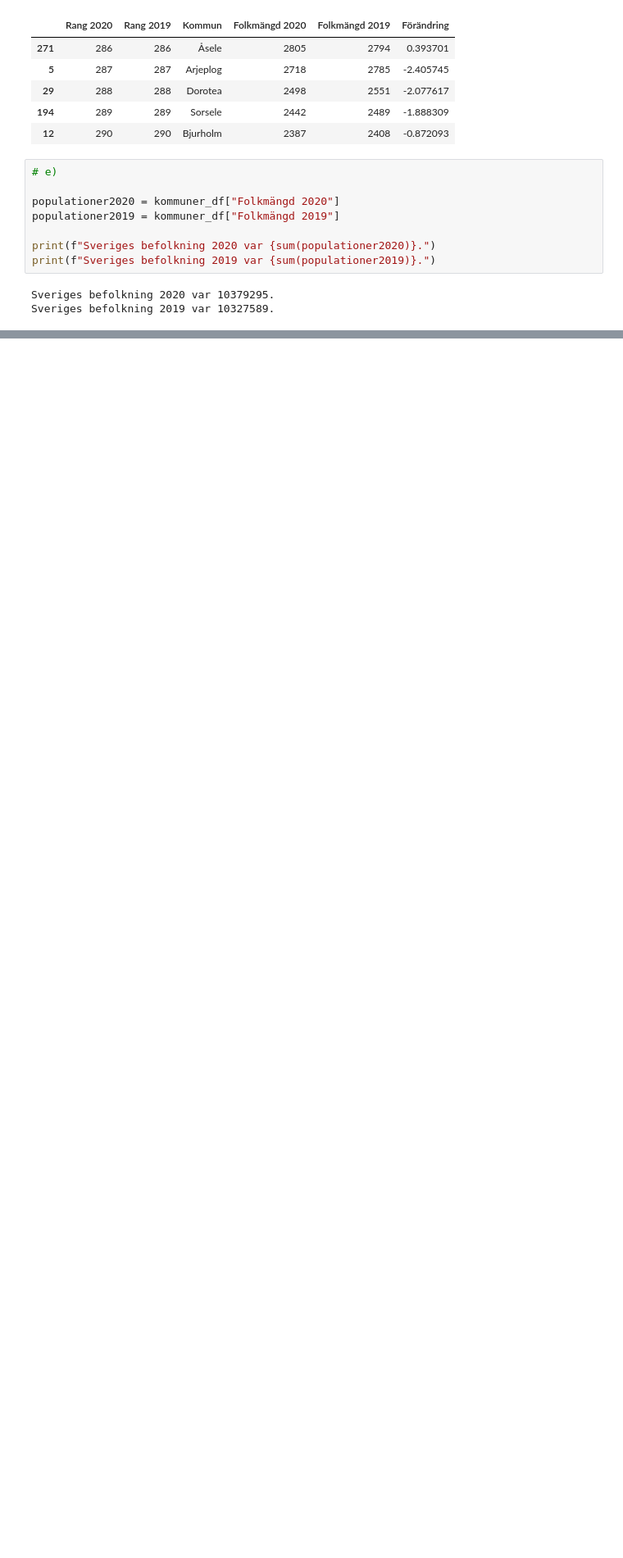
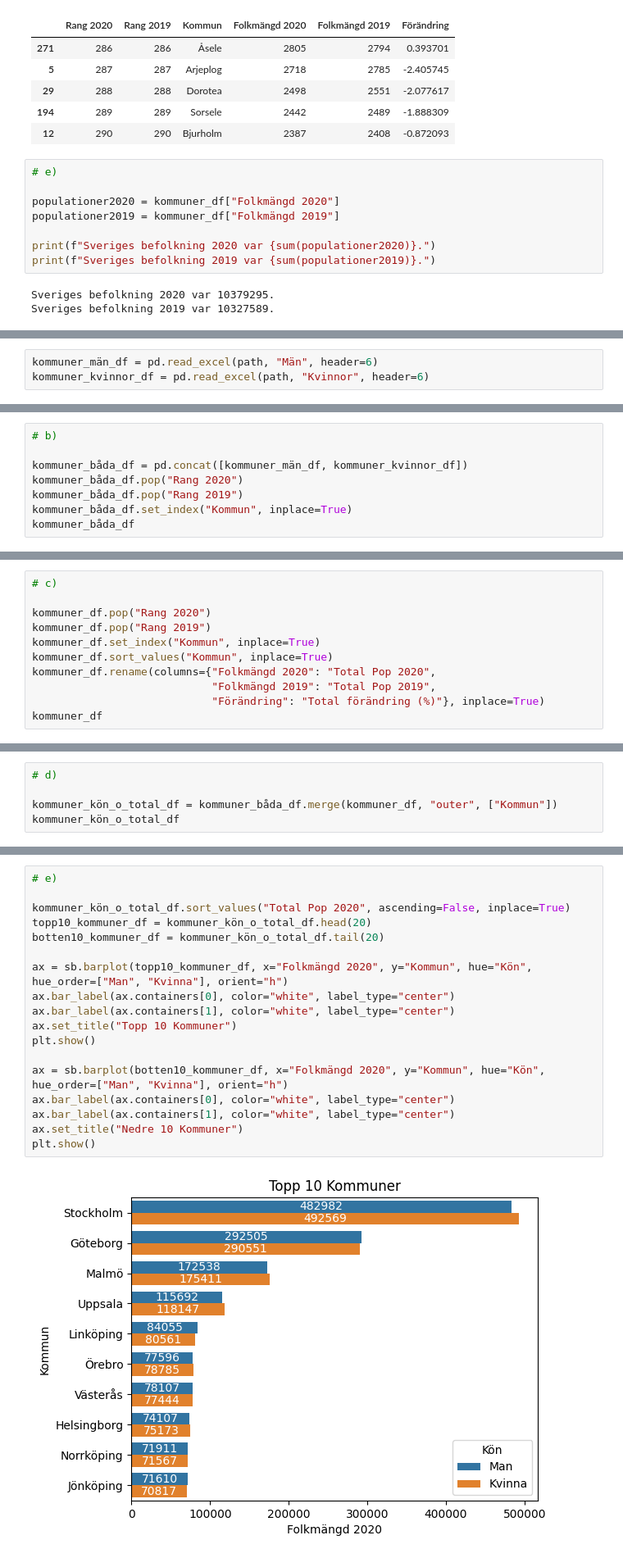
Before and after one commit to SVMino53/aiM24_Databehandling, a Jupyter notebook: Vecka 1/E1_pandas_basic_syntax.ipynb, the cells around one changed output, grey strips where cells are left out. Shown at 82% size. Saved outputs shown, nothing was run; the diff lists cells and outputs as text; blank space fills up the shorter version.

```diff
--- a/Vecka 1/E1_pandas_basic_syntax.ipynb
+++ b/Vecka 1/E1_pandas_basic_syntax.ipynb
@@ -472,0 +511,3 @@ h)
+# %%
+kommuner_män_df = pd.read_excel(path, "Män", header=6)
+kommuner_kvinnor_df = pd.read_excel(path, "Kvinnor", header=6)
@@ -472,0 +539,8 @@ h)
+# %%
+# b)
+
+kommuner_båda_df = pd.concat([kommuner_män_df, kommuner_kvinnor_df])
+kommuner_båda_df.pop("Rang 2020")
+kommuner_båda_df.pop("Rang 2019")
+kommuner_båda_df.set_index("Kommun", inplace=True)
+kommuner_båda_df
@@ -472,0 +562,11 @@ h)
+# %%
+# c)
+
+kommuner_df.pop("Rang 2020")
+kommuner_df.pop("Rang 2019")
+kommuner_df.set_index("Kommun", inplace=True)
+kommuner_df.sort_values("Kommun", inplace=True)
+kommuner_df.rename(columns={"Folkmängd 2020": "Total Pop 2020",
+                            "Folkmängd 2019": "Total Pop 2019",
+                            "Förändring": "Total förändring (%)"}, inplace=True)
+kommuner_df
@@ -472,0 +588,5 @@ h)
+# %%
+# d)
+
+kommuner_kön_o_total_df = kommuner_båda_df.merge(kommuner_df, "outer", ["Kommun"])
+kommuner_kön_o_total_df
@@ -472,0 +608,20 @@ h)
+# %%
+# e)
+
+kommuner_kön_o_total_df.sort_values("Total Pop 2020", ascending=False, inplace=True)
+topp10_kommuner_df = kommuner_kön_o_total_df.head(20)
+botten10_kommuner_df = kommuner_kön_o_total_df.tail(20)
+
+ax = sb.barplot(topp10_kommuner_df, x="Folkmängd 2020", y="Kommun", hue="Kön", hue_order=["Man", "Kvinna"], orient="h")
+ax.bar_label(ax.containers[0], color="white", label_type="center")
+ax.bar_label(ax.containers[1], color="white", label_type="center")
+ax.set_title("Topp 10 Kommuner")
+plt.show()
+
+ax = sb.barplot(botten10_kommuner_df, x="Folkmängd 2020", y="Kommun", hue="Kön", hue_order=["Man", "Kvinna"], orient="h")
+ax.bar_label(ax.containers[0], color="white", label_type="center")
+ax.bar_label(ax.containers[1], color="white", label_type="center")
+ax.set_title("Nedre 10 Kommuner")
+plt.show()
+# %% [output]
+[figure, added]
```
Also changed, not shown: parts of 11 cells of this notebook, 1 other file.
